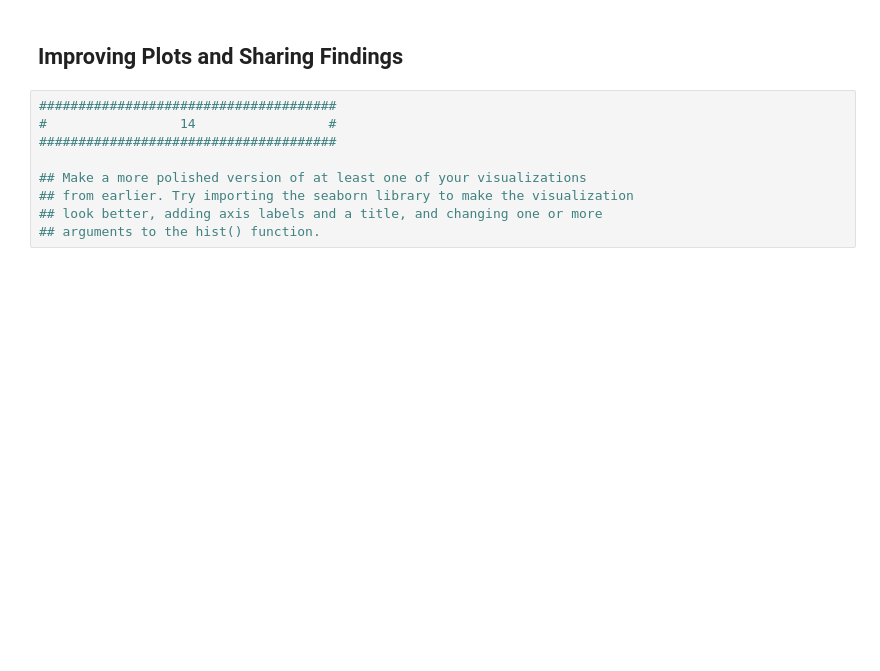
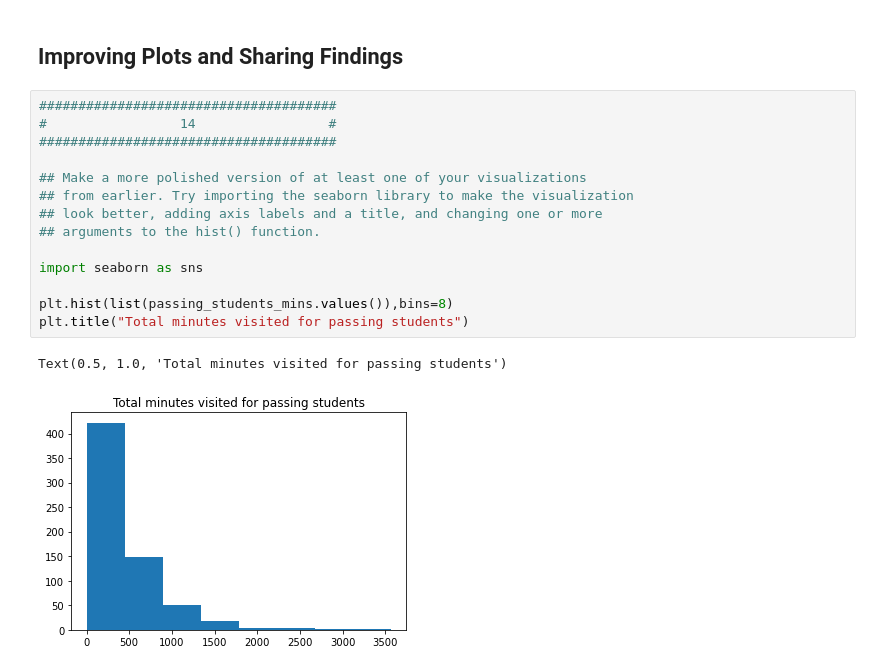
Before and after one commit to bhupendpatil/Practice, a Jupyter notebook: Data Analysis/DataAnalysisProcess/L1_Starter_Code.ipynb, the cells around one changed output. Cells and saved outputs as stored; diff of their text form; blank space fills up the shorter version.

Commit message:
making histograms

```diff
--- a/Data Analysis/DataAnalysisProcess/L1_Starter_Code.ipynb
+++ b/Data Analysis/DataAnalysisProcess/L1_Starter_Code.ipynb
@@ -611,9 +611,17 @@ non passing students
 # %%
 ######################################
 #                 14                 #
 ######################################
 
 ## Make a more polished version of at least one of your visualizations
 ## from earlier. Try importing the seaborn library to make the visualization
 ## look better, adding axis labels and a title, and changing one or more
 ## arguments to the hist() function.
+
+import seaborn as sns
+
+plt.hist(list(passing_students_mins.values()),bins=8)
+plt.title("Total minutes visited for passing students")
+# %% [output]
+Text(0.5, 1.0, 'Total minutes visited for passing students')
+[figure, added]
```
Also changed, not shown: parts of 5 cells of this notebook.
